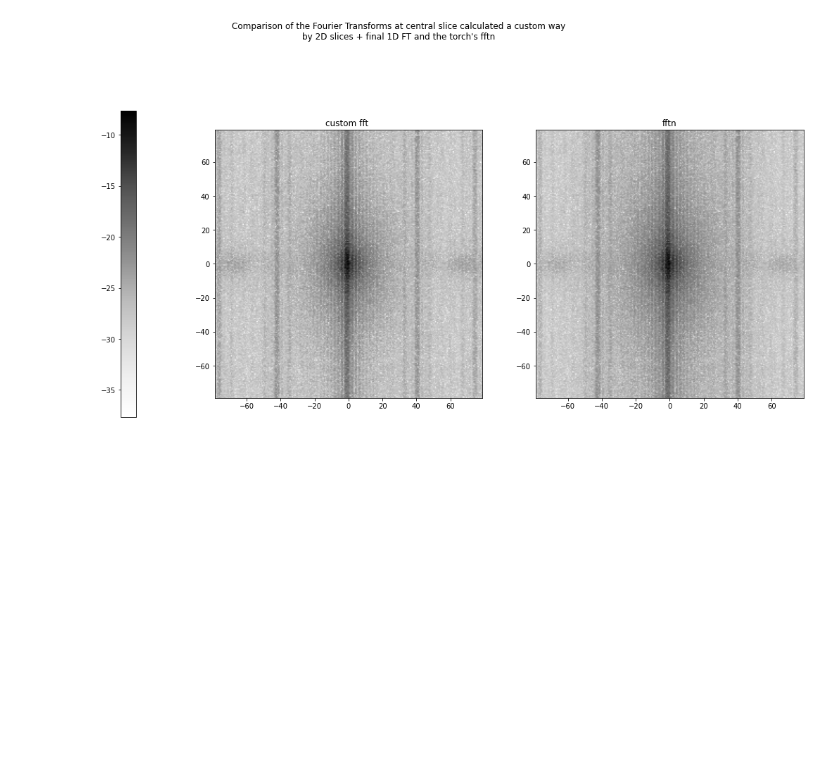
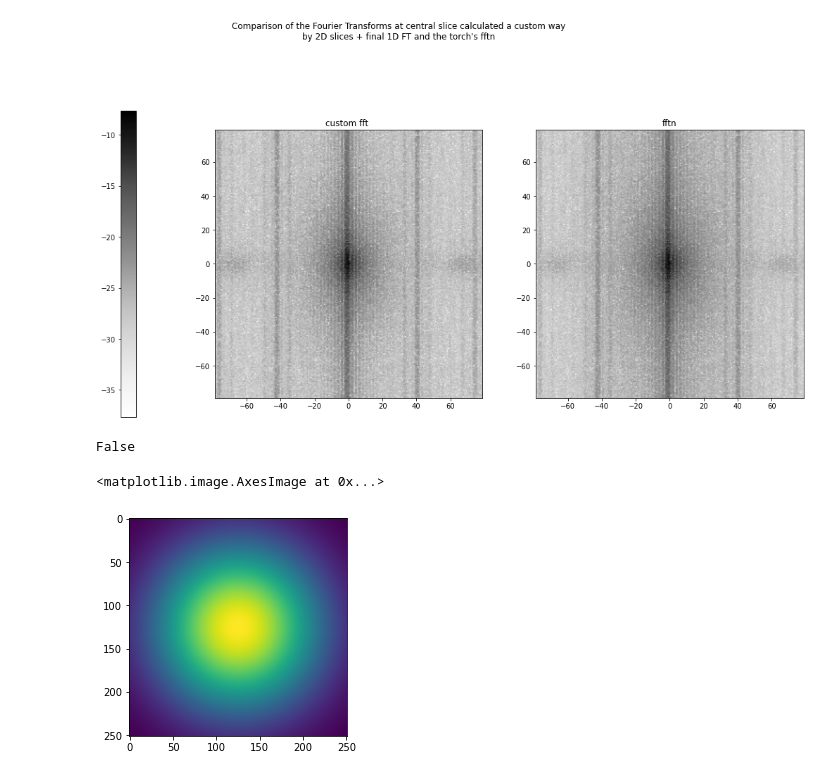
Before and after one commit to sofyalaski/SAXS-simulations, a Jupyter notebook: creating_forms.ipynb, the cells around one changed output. Saved outputs shown, nothing was run; the diff lists cells and outputs as text; code cells hidden in the pictures; blank space fills up the shorter version.

```diff
--- a/creating_forms.ipynb
+++ b/creating_forms.ipynb
@@ -197,0 +223,11 @@ the maximal difference between the implementation of the FTI is 1.75591408899278
+# %%
+simulation.box_size/simulation.nPoints == simulation.grid_space
+# %% [output]
+False
+# %%
+slice = simulation.Q[126,:,:]
+# %%
+plt.imshow(np.sinc(slice*simulation.grid_space/2/np.pi)**4)
+# %% [output]
+<matplotlib.image.AxesImage at 0x...>
+[figure, added]
```
Also changed, not shown: parts of 35 cells of this notebook, 4 other files.
